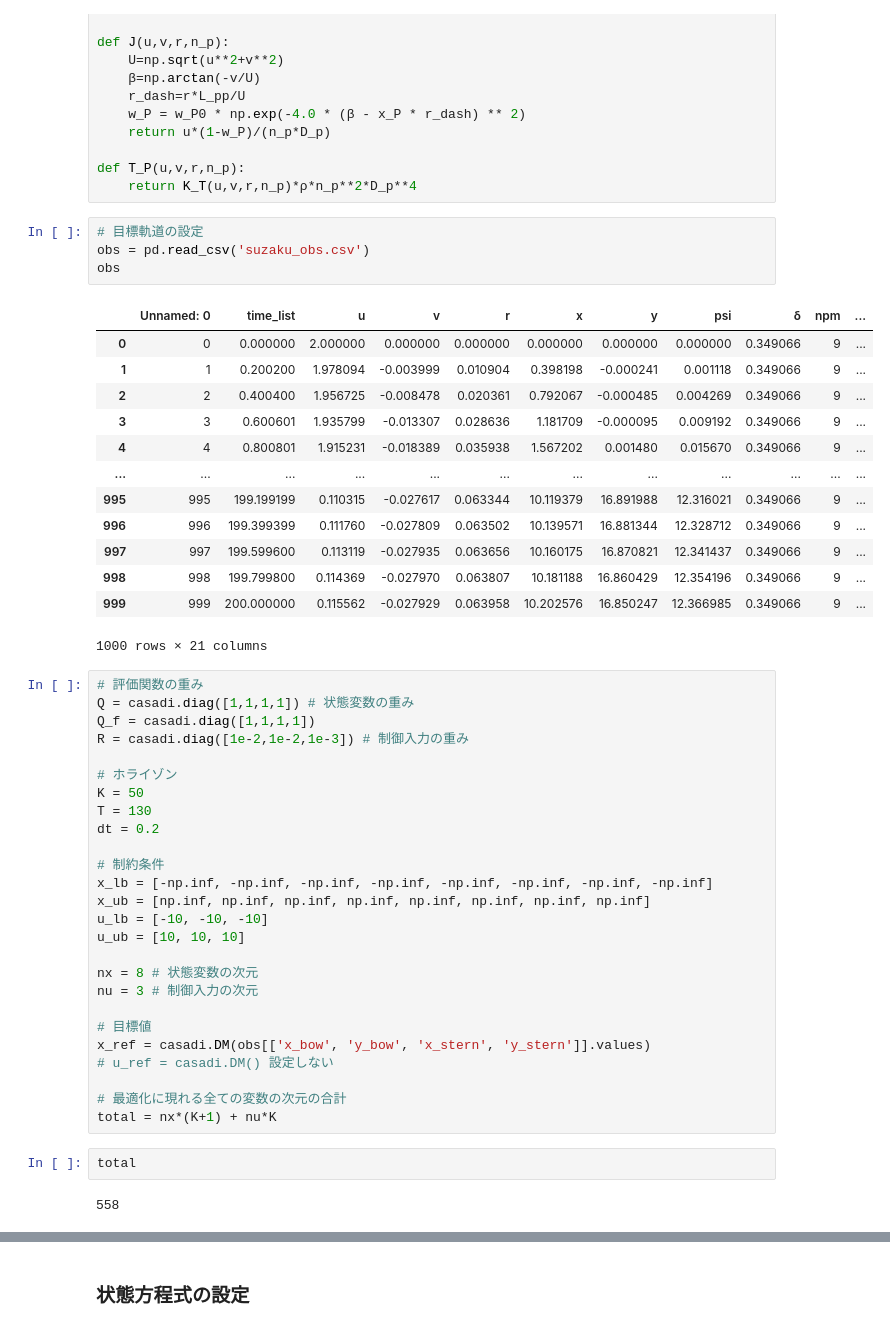
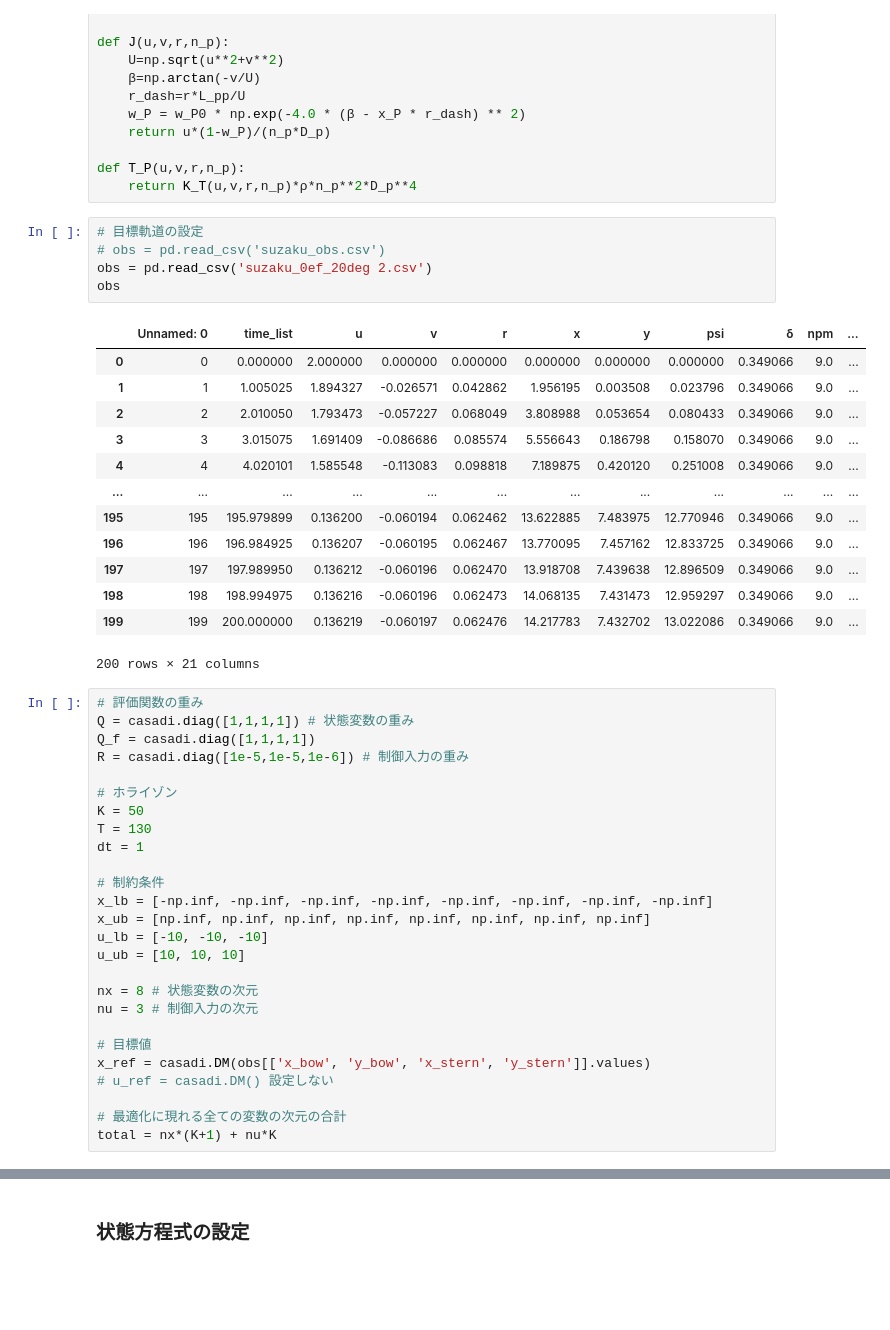
Before and after one commit to Haruki-Yama/MPC-EF-python-casadi, a Jupyter notebook: shipmmg_casadi_mpc.ipynb, the cells around one changed output, grey strips where cells are left out. Cells and saved outputs as stored; diff of their text form; blank space fills up the shorter version.

```diff
--- a/shipmmg_casadi_mpc.ipynb
+++ b/shipmmg_casadi_mpc.ipynb
@@ -136,32 +138,33 @@ def T_P(u,v,r,n_p):
     return K_T(u,v,r,n_p)*ρ*n_p**2*D_p**4
 # %%
 # 目標軌道の設定
-obs = pd.read_csv('suzaku_obs.csv')
+# obs = pd.read_csv('suzaku_obs.csv')
+obs = pd.read_csv('suzaku_0ef_20deg 2.csv')
 obs
 # %% [output]
 |  | Unnamed: 0 | time_list | u | v | r | x | y | psi | δ | npm | ... |
-| 0 | 0 | 0.000000 | 2.000000 | 0.000000 | 0.000000 | 0.000000 | 0.000000 | 0.000000 | 0.349066 | 9 | ... |
-| 1 | 1 | 0.200200 | 1.978094 | -0.003999 | 0.010904 | 0.398198 | -0.000241 | 0.001118 | 0.349066 | 9 | ... |
-| 2 | 2 | 0.400400 | 1.956725 | -0.008478 | 0.020361 | 0.792067 | -0.000485 | 0.004269 | 0.349066 | 9 | ... |
-| 3 | 3 | 0.600601 | 1.935799 | -0.013307 | 0.028636 | 1.181709 | -0.000095 | 0.009192 | 0.349066 | 9 | ... |
-| 4 | 4 | 0.800801 | 1.915231 | -0.018389 | 0.035938 | 1.567202 | 0.001480 | 0.015670 | 0.349066 | 9 | ... |
+| 0 | 0 | 0.000000 | 2.000000 | 0.000000 | 0.000000 | 0.000000 | 0.000000 | 0.000000 | 0.349066 | 9.0 | ... |
+| 1 | 1 | 1.005025 | 1.894327 | -0.026571 | 0.042862 | 1.956195 | 0.003508 | 0.023796 | 0.349066 | 9.0 | ... |
+| 2 | 2 | 2.010050 | 1.793473 | -0.057227 | 0.068049 | 3.808988 | 0.053654 | 0.080433 | 0.349066 | 9.0 | ... |
+| 3 | 3 | 3.015075 | 1.691409 | -0.086686 | 0.085574 | 5.556643 | 0.186798 | 0.158070 | 0.349066 | 9.0 | ... |
+| 4 | 4 | 4.020101 | 1.585548 | -0.113083 | 0.098818 | 7.189875 | 0.420120 | 0.251008 | 0.349066 | 9.0 | ... |
 | ... | ... | ... | ... | ... | ... | ... | ... | ... | ... | ... | ... |
-| 995 | 995 | 199.199199 | 0.110315 | -0.027617 | 0.063344 | 10.119379 | 16.891988 | 12.316021 | 0.349066 | 9 | ... |
-| 996 | 996 | 199.399399 | 0.111760 | -0.027809 | 0.063502 | 10.139571 | 16.881344 | 12.328712 | 0.349066 | 9 | ... |
-| 997 | 997 | 199.599600 | 0.113119 | -0.027935 | 0.063656 | 10.160175 | 16.870821 | 12.341437 | 0.349066 | 9 | ... |
-| 998 | 998 | 199.799800 | 0.114369 | -0.027970 | 0.063807 | 10.181188 | 16.860429 | 12.354196 | 0.349066 | 9 | ... |
-| 999 | 999 | 200.000000 | 0.115562 | -0.027929 | 0.063958 | 10.202576 | 16.850247 | 12.366985 | 0.349066 | 9 | ... |
+| 195 | 195 | 195.979899 | 0.136200 | -0.060194 | 0.062462 | 13.622885 | 7.483975 | 12.770946 | 0.349066 | 9.0 | ... |
+| 196 | 196 | 196.984925 | 0.136207 | -0.060195 | 0.062467 | 13.770095 | 7.457162 | 12.833725 | 0.349066 | 9.0 | ... |
+| 197 | 197 | 197.989950 | 0.136212 | -0.060196 | 0.062470 | 13.918708 | 7.439638 | 12.896509 | 0.349066 | 9.0 | ... |
+| 198 | 198 | 198.994975 | 0.136216 | -0.060196 | 0.062473 | 14.068135 | 7.431473 | 12.959297 | 0.349066 | 9.0 | ... |
+| 199 | 199 | 200.000000 | 0.136219 | -0.060197 | 0.062476 | 14.217783 | 7.432702 | 13.022086 | 0.349066 | 9.0 | ... |
-1000 rows × 21 columns
+200 rows × 21 columns
 # %%
 # 評価関数の重み
 Q = casadi.diag([1,1,1,1]) # 状態変数の重み
 Q_f = casadi.diag([1,1,1,1])
-R = casadi.diag([1e-2,1e-2,1e-3]) # 制御入力の重み
+R = casadi.diag([1e-5,1e-5,1e-6]) # 制御入力の重み
 
 # ホライゾン
 K = 50
 T = 130
-dt = 0.2
+dt = 1
 
 # 制約条件
 x_lb = [-np.inf, -np.inf, -np.inf, -np.inf, -np.inf, -np.inf, -np.inf, -np.inf]
@@ -178,7 +181,3 @@ x_ref = casadi.DM(obs[['x_bow', 'y_bow', 'x_stern', 'y_stern']].values)
 
 # 最適化に現れる全ての変数の次元の合計
 total = nx*(K+1) + nu*K
-# %%
-total
-# %% [output]
-558
```
Also changed, not shown: parts of 17 cells of this notebook, 6 other files.
